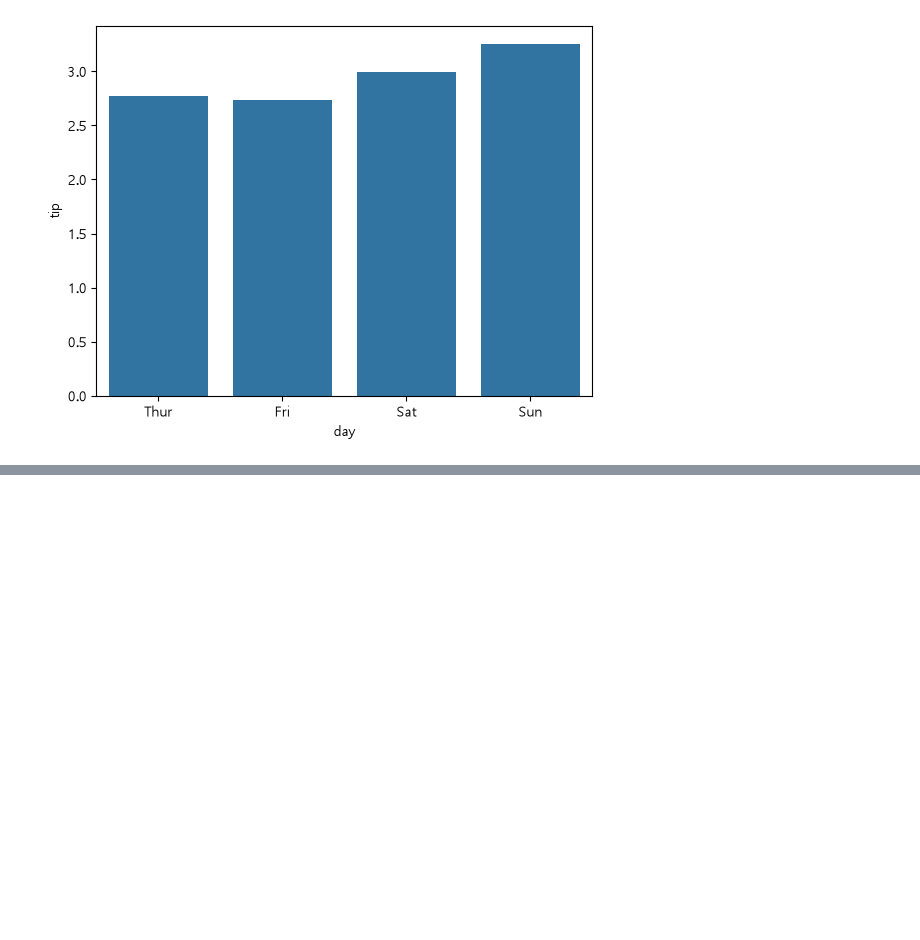
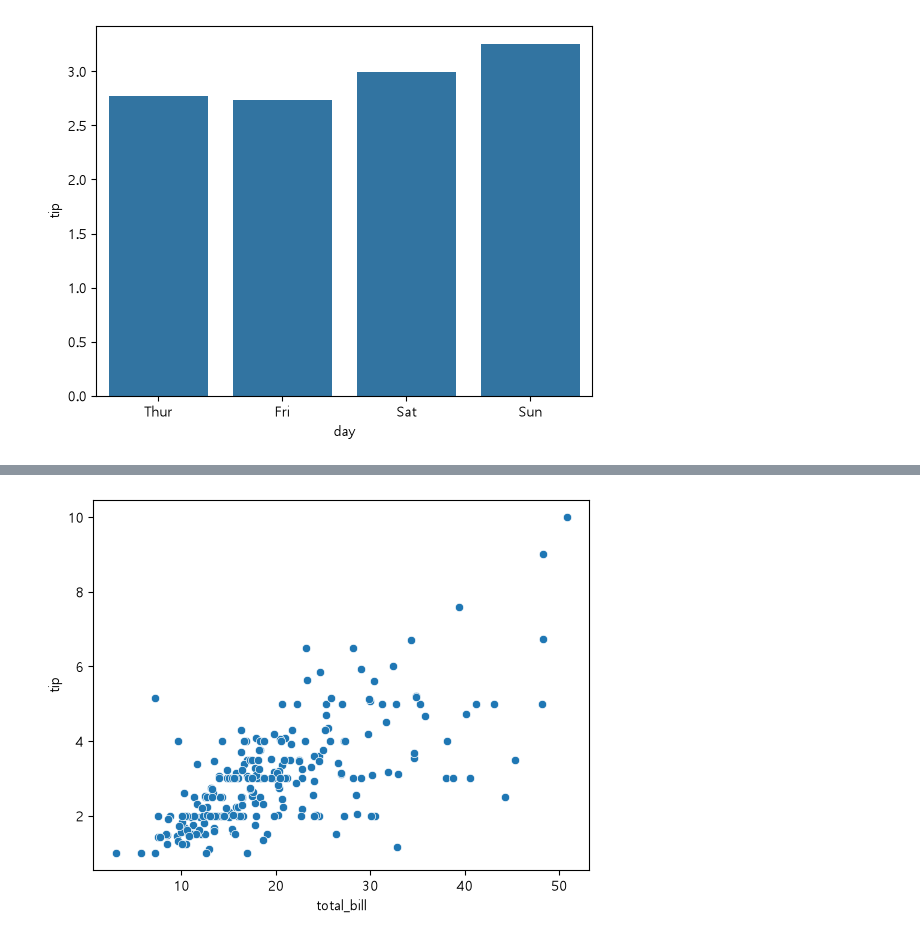
Before and after one commit to ChoongyeolKim/20260616, a Jupyter notebook: src/seaborn-exercise.ipynb, the cells around one changed output, grey strips where cells are left out. Saved outputs shown, nothing was run; the diff lists cells and outputs as text; code cells hidden in the pictures; blank space fills up the shorter version.

```diff
--- a/src/seaborn-exercise.ipynb
+++ b/src/seaborn-exercise.ipynb
@@ -38,0 +56,5 @@ plt.show()
+# %%
+sns.scatterplot(data=tips, x='total_bill', y='tip')
+plt.show()
+# %% [output]
+[figure, added]
```
Also changed, not shown: parts of 13 cells of this notebook.
